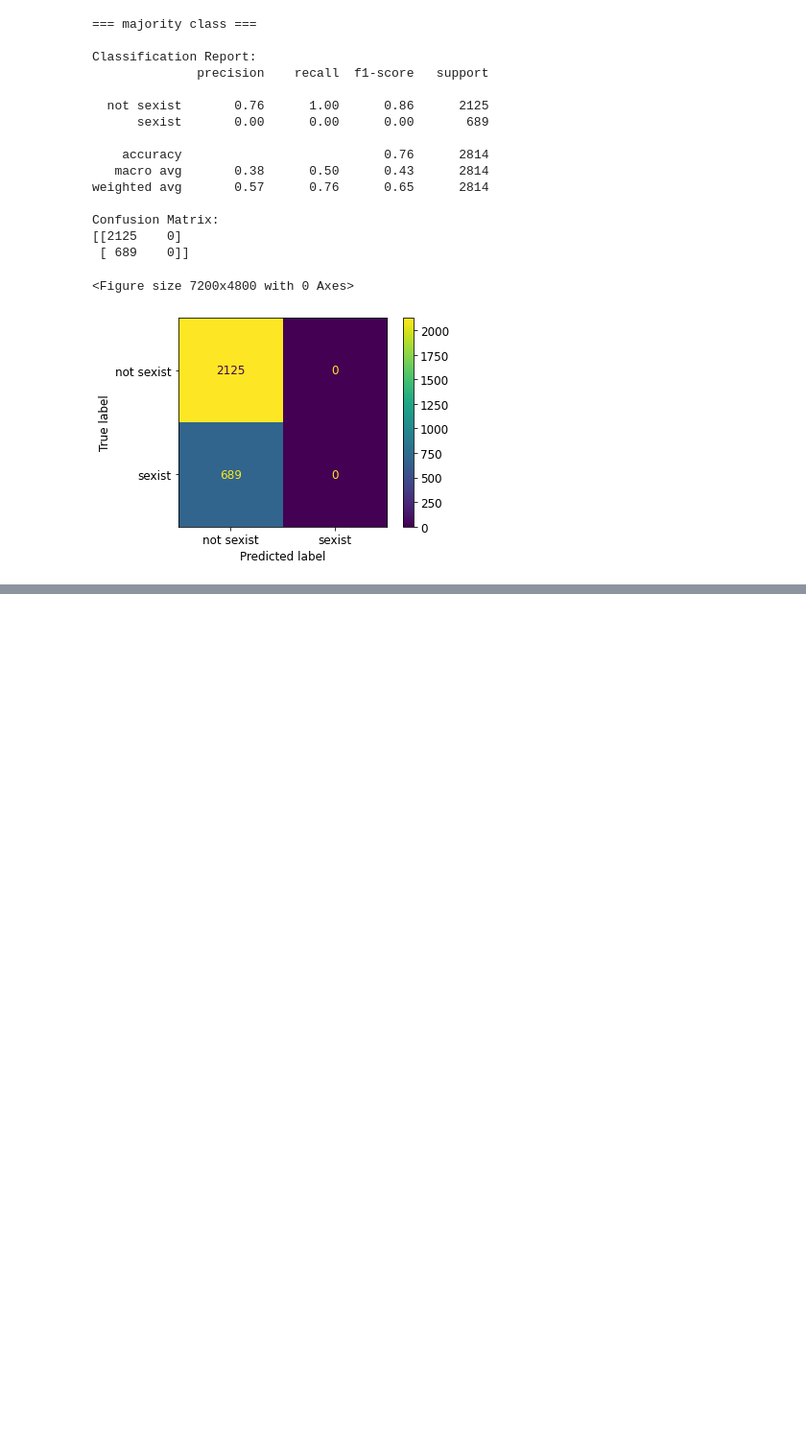
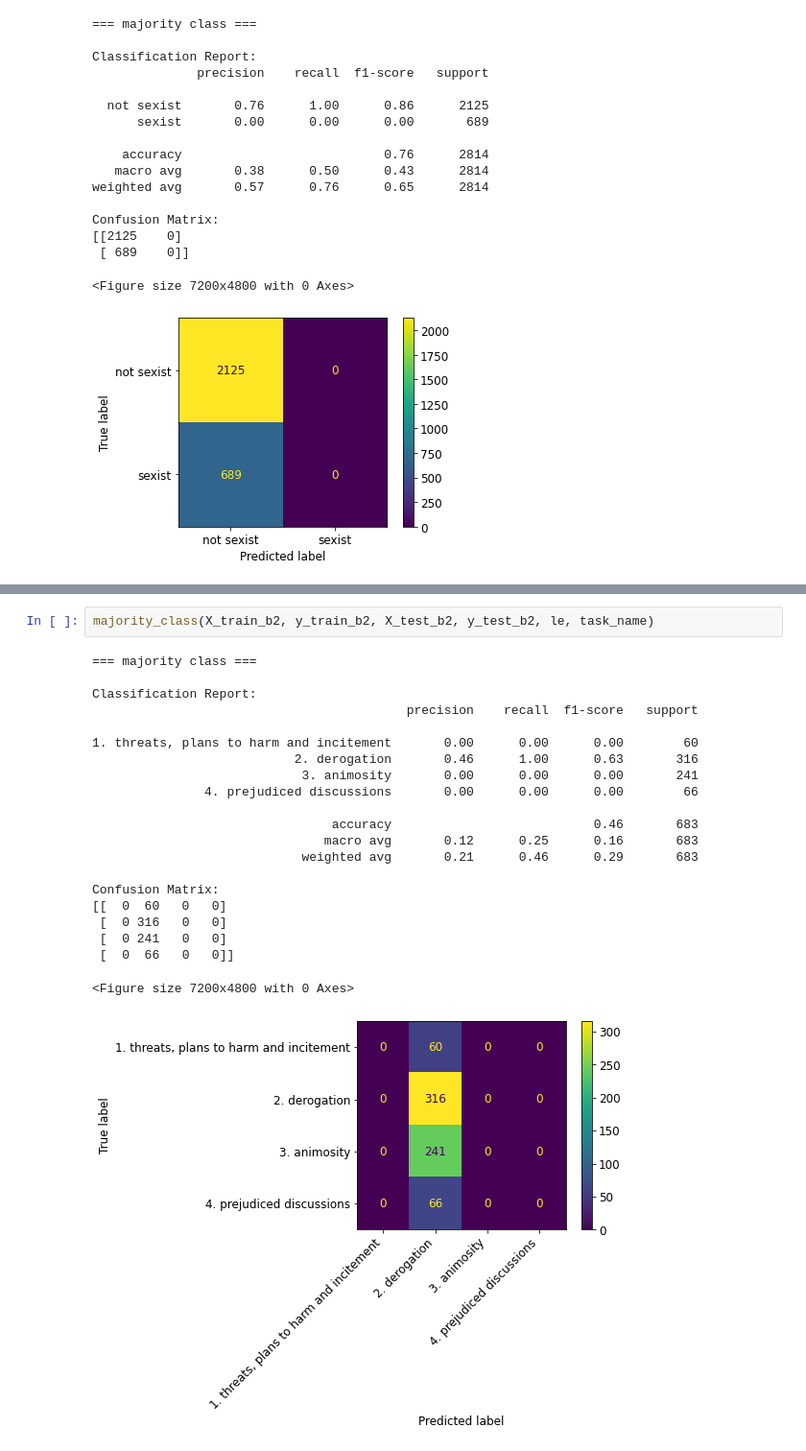
Before and after one commit to Awolters123/shared-task-IS, a Jupyter notebook: Shared_task_IS.ipynb, the cells around one changed output, grey strips where cells are left out. Shown at 96% size. Saved outputs shown, nothing was run; the diff lists cells and outputs as text; blank space fills up the shorter version.

```diff
--- a/Shared_task_IS.ipynb
+++ b/Shared_task_IS.ipynb
@@ -309,0 +358,24 @@ Classification Report:
+# %%
+majority_class(X_train_b2, y_train_b2, X_test_b2, y_test_b2, le, task_name)
+# %% [output]
+=== majority class ===
+
+Classification Report:
+                                          precision    recall  f1-score   support
+
+1. threats, plans to harm and incitement       0.00      0.00      0.00        60
+                           2. derogation       0.46      1.00      0.63       316
+                            3. animosity       0.00      0.00      0.00       241
+               4. prejudiced discussions       0.00      0.00      0.00        66
+
+                                accuracy                           0.46       683
+                               macro avg       0.12      0.25      0.16       683
+                            weighted avg       0.21      0.46      0.29       683
+
+Confusion Matrix:
+[[  0  60   0   0]
+ [  0 316   0   0]
+ [  0 241   0   0]
+ [  0  66   0   0]]
+<Figure size 7200x4800 with 0 Axes>
+[figure, added]
```
Also changed, not shown: parts of 22 cells of this notebook.
